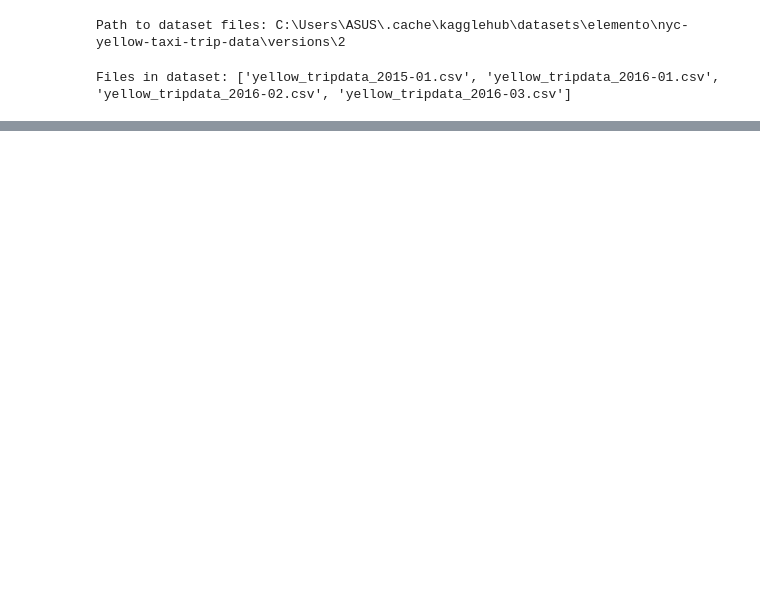
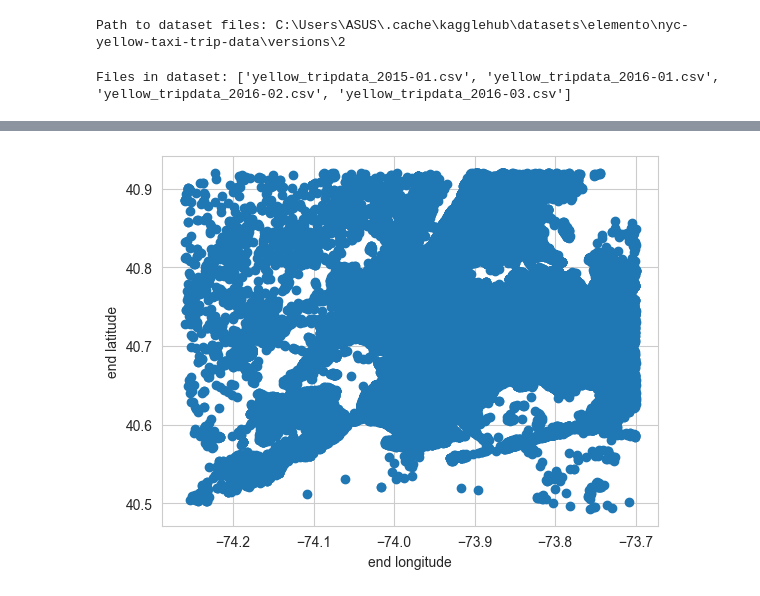
Before and after one commit to Fatemenamdar20/NYC_taxi, a Jupyter notebook: NYC.ipynb, the cells around one changed output, grey strips where cells are left out. Drawn from its saved outputs; the diff is of its cells as text; code cells hidden in the pictures; blank space fills up the shorter version.

```diff
--- a/NYC.ipynb
+++ b/NYC.ipynb
@@ -60,0 +192,7 @@ df.head()
+# %%
+plt.scatter(df["end_lon"], df["end_lat"])
+plt.xlabel("end longitude")
+plt.ylabel("end latitude")
+plt.show()
+# %% [output]
+[figure, added]
```
Also changed, not shown: parts of 33 cells of this notebook.
